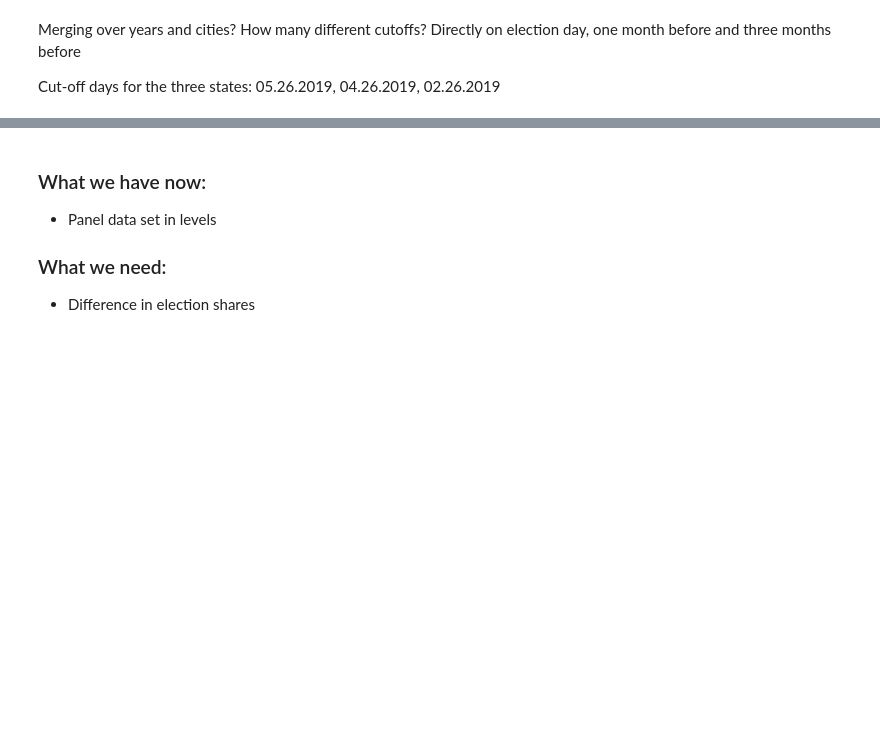
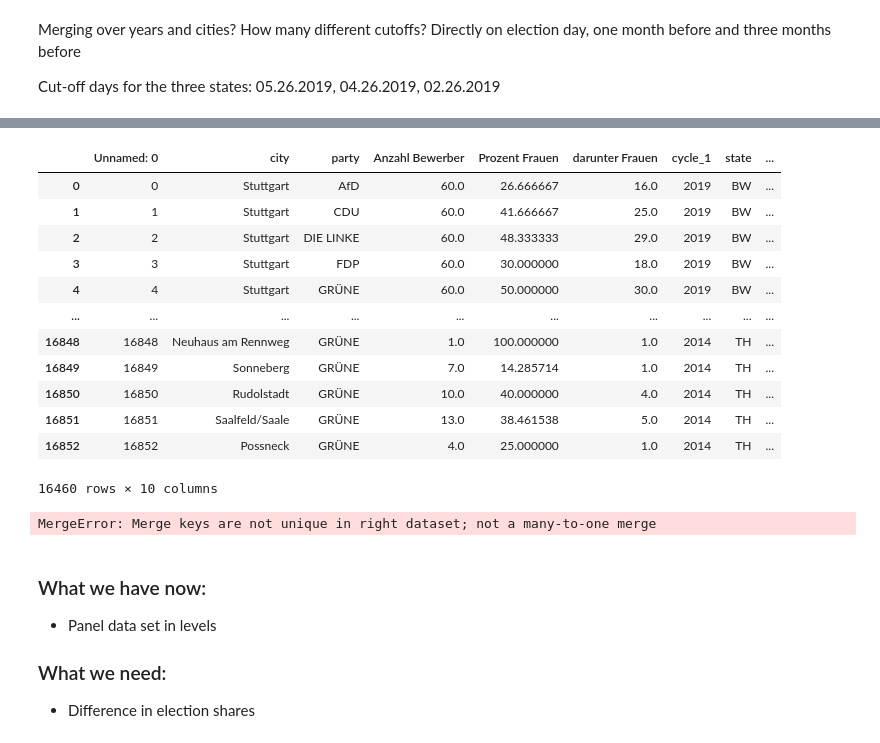
Before and after one commit to mariusgruenewald/pol_viol, a Jupyter notebook: merging_data.ipynb, the cells around one changed output, grey strips where cells are left out. Cells and saved outputs as stored; diff of their text form; code cells hidden in the pictures; blank space fills up the shorter version.

```diff
--- a/merging_data.ipynb
+++ b/merging_data.ipynb
@@ -105,6 +168,30 @@ data_base_4 = pd.merge(data_crime_vlow_agg, data_share, on=['cycle_1', 'city', '
 # fill in non-affected crime cities
 for data in (data_base_1,data_base_2,data_base_3,data_base_4):
     data['crime_count'].fillna(0, inplace=True)
+# %%
+data_share_lr
+# %% [output]
+|  | Unnamed: 0 | city | party | Anzahl Bewerber | Prozent Frauen | darunter Frauen | cycle_1 | state | ... |
+| 0 | 0 | Stuttgart | AfD | 60.0 | 26.666667 | 16.0 | 2019 | BW | ... |
+| 1 | 1 | Stuttgart | CDU | 60.0 | 41.666667 | 25.0 | 2019 | BW | ... |
+| 2 | 2 | Stuttgart | DIE LINKE | 60.0 | 48.333333 | 29.0 | 2019 | BW | ... |
+| 3 | 3 | Stuttgart | FDP | 60.0 | 30.000000 | 18.0 | 2019 | BW | ... |
+| 4 | 4 | Stuttgart | GRÜNE | 60.0 | 50.000000 | 30.0 | 2019 | BW | ... |
+| ... | ... | ... | ... | ... | ... | ... | ... | ... | ... |
+| 16848 | 16848 | Neuhaus am Rennweg | GRÜNE | 1.0 | 100.000000 | 1.0 | 2014 | TH | ... |
+| 16849 | 16849 | Sonneberg | GRÜNE | 7.0 | 14.285714 | 1.0 | 2014 | TH | ... |
+| 16850 | 16850 | Rudolstadt | GRÜNE | 10.0 | 40.000000 | 4.0 | 2014 | TH | ... |
+| 16851 | 16851 | Saalfeld/Saale | GRÜNE | 13.0 | 38.461538 | 5.0 | 2014 | TH | ... |
+| 16852 | 16852 | Possneck | GRÜNE | 4.0 | 25.000000 | 1.0 | 2014 | TH | ... |
+16460 rows × 10 columns
+# %%
+# regular summarization across cities and parties
+data_crime_lr_agg = data_crime_lr.groupby(['city', 'background', 'cycle_1', 'state'], as_index=False).sum()
+data_crime_lr_agg.drop(['suspects', 'cycle_2', 'cycle_3'], axis=1, inplace=True)
+data_base_1 = pd.merge(data_crime_lr_agg, data_share, on=['cycle_1', 'city', 'state'], how='right', validate='m:1')[['city','background','cycle_1','state','crime_count','Anzahl Bewerber','Prozent Frauen','darunter Frauen']]
+data_base_1
+# %% [output]
+MergeError: Merge keys are not unique in right dataset; not a many-to-one merge
 # %% [markdown]
 ### What we have now:
 * Panel data set in levels
```
Also changed, not shown: parts of 14 cells of this notebook, 31 other files.
